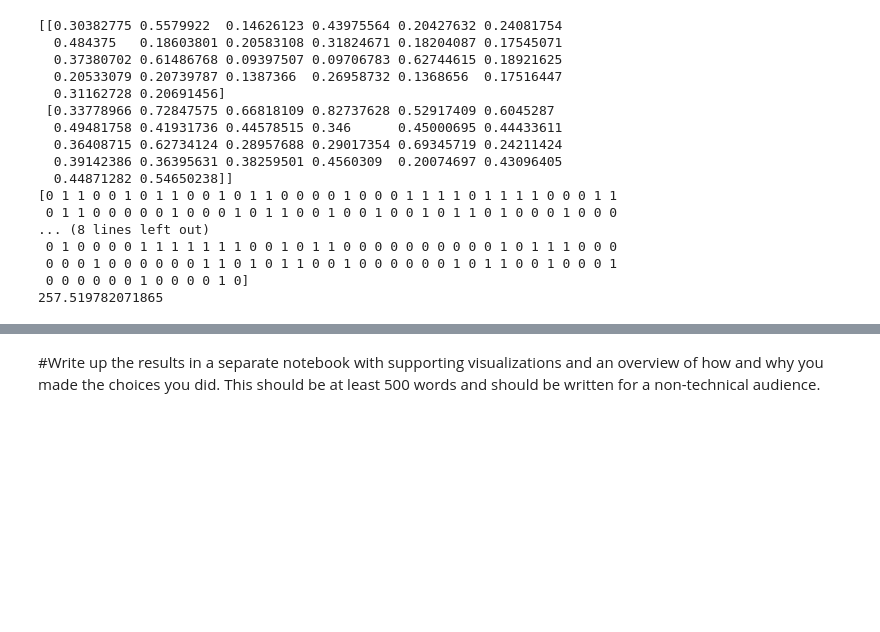
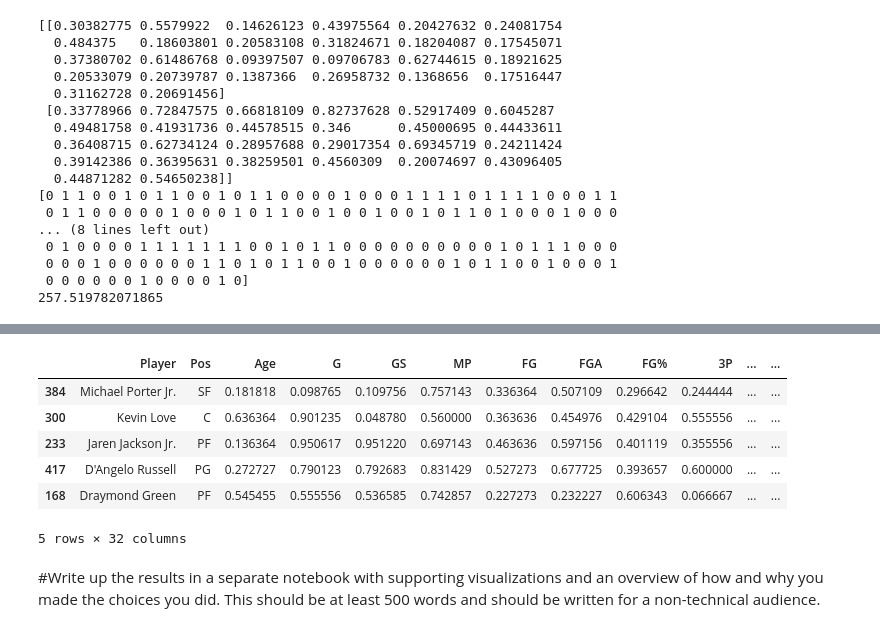
Before and after one commit to benberinsky/DS-3021, a Jupyter notebook: 10_kMeans Clustering/Lab-Clustering.ipynb, the cells around one changed output, grey strips where cells are left out. Saved outputs shown, nothing was run; the diff lists cells and outputs as text; code cells hidden in the pictures; blank space fills up the shorter version.

```diff
--- a/10_kMeans Clustering/Lab-Clustering.ipynb
+++ b/10_kMeans Clustering/Lab-Clustering.ipynb
@@ -250,3 +280,14 @@ Index: []
+# %%
+overvalued_ranked = filtered_players.sort_values(by='Value_Index', ascending=True)
+overvalued_ranked.head()
+# %% [output]
+|  | Player | Pos | Age | G | GS | MP | FG | FGA | FG% | 3P | ... | ... |
+| 384 | Michael Porter Jr. | SF | 0.181818 | 0.098765 | 0.109756 | 0.757143 | 0.336364 | 0.507109 | 0.296642 | 0.244444 | ... | ... |
+| 300 | Kevin Love | C | 0.636364 | 0.901235 | 0.048780 | 0.560000 | 0.363636 | 0.454976 | 0.429104 | 0.555556 | ... | ... |
+| 233 | Jaren Jackson Jr. | PF | 0.136364 | 0.950617 | 0.951220 | 0.697143 | 0.463636 | 0.597156 | 0.401119 | 0.355556 | ... | ... |
+| 417 | D'Angelo Russell | PG | 0.272727 | 0.790123 | 0.792683 | 0.831429 | 0.527273 | 0.677725 | 0.393657 | 0.600000 | ... | ... |
+| 168 | Draymond Green | PF | 0.545455 | 0.555556 | 0.536585 | 0.742857 | 0.227273 | 0.232227 | 0.606343 | 0.066667 | ... | ... |
+5 rows × 32 columns
 # %% [markdown]
 #Write up the results in a separate notebook with supporting visualizations and
 an overview of how and why you made the choices you did. This should be at least
```
Also changed, not shown: parts of 15 cells of this notebook, 9 other files.
